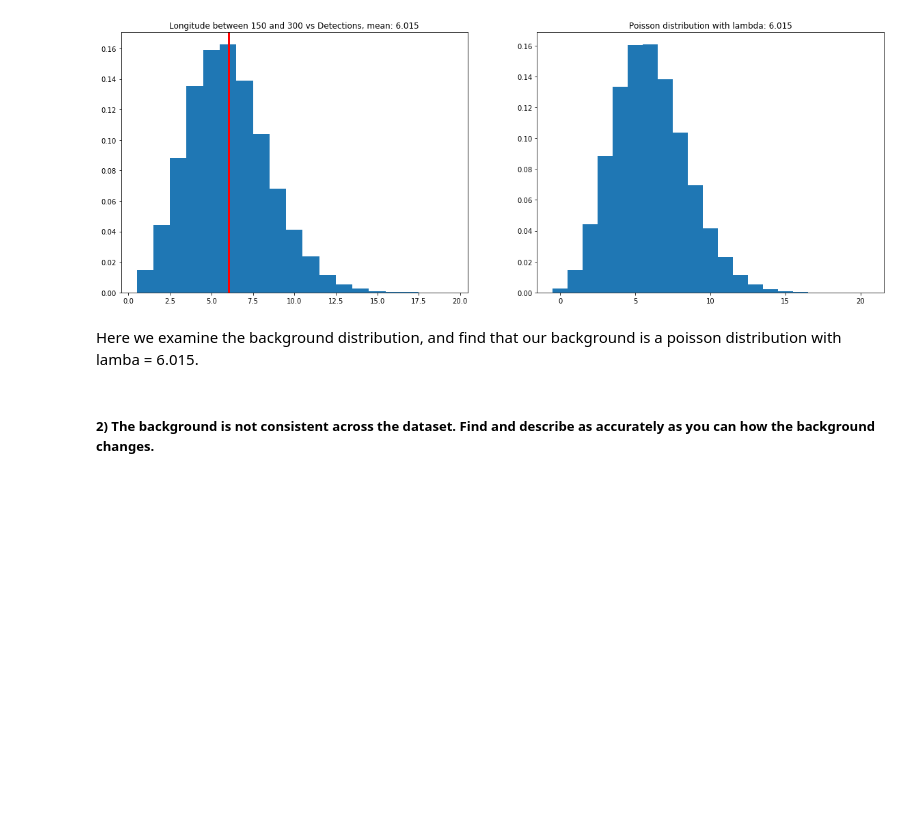
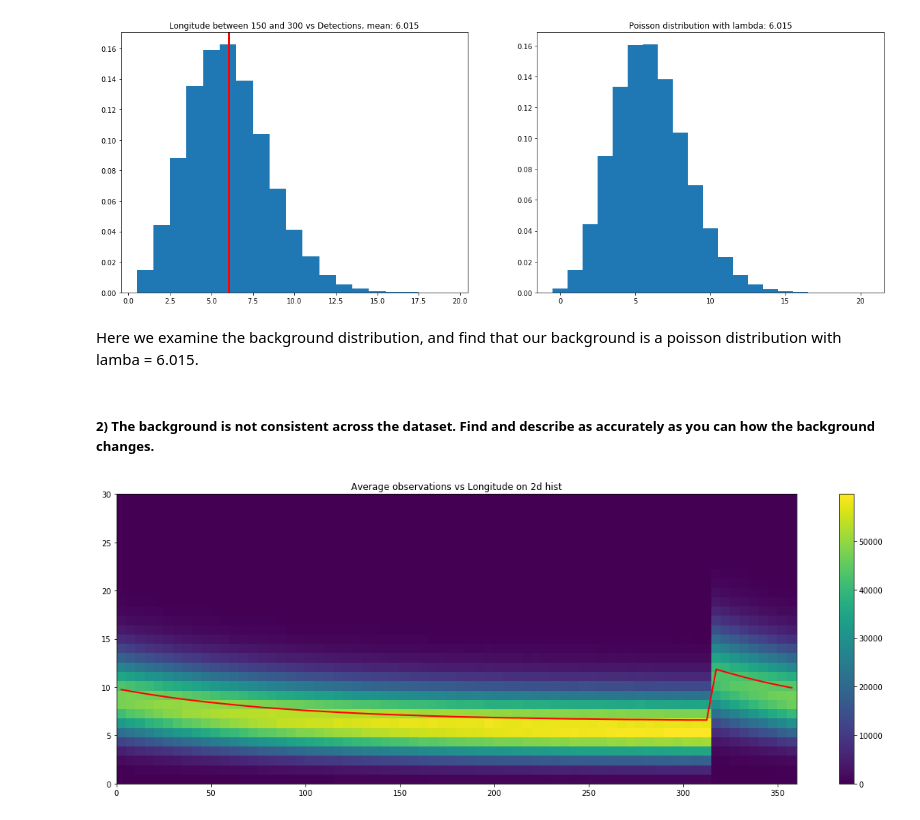
Before and after one commit to chkboris/Physics-434, a Jupyter notebook: Lab-4.ipynb, the cells around one changed output. Cells and saved outputs as stored; diff of their text form; code cells hidden in the pictures; blank space fills up the shorter version.

```diff
--- a/Lab-4.ipynb
+++ b/Lab-4.ipynb
@@ -72,3 +72,14 @@ plt.show()
 Here we examine the background distribution, and find that our background is a poisson distribution with lamba = 6.015.
 # %% [markdown]
 ##### 2) The background is not consistent across the dataset. Find and describe as accurately as you can how the background changes.
+# %%
+dist = plt.hist2d(data[2],data[3], bins=[72,31])
+mean = np.zeros(72)
+for i in range(0,72):
+    mean[i] = sum(dist[2][1:]*dist[0][i,:]/sum(dist[0][i,:]))
+plt.plot(dist[1][1:]-2.5, mean, linewidth=2, color = 'red')
+plt.title('Average observations vs Longitude on 2d hist')
+plt.colorbar()
+plt.show()
+# %% [output]
+[figure, added]
```
Also changed, not shown: parts of 2 cells of this notebook.
